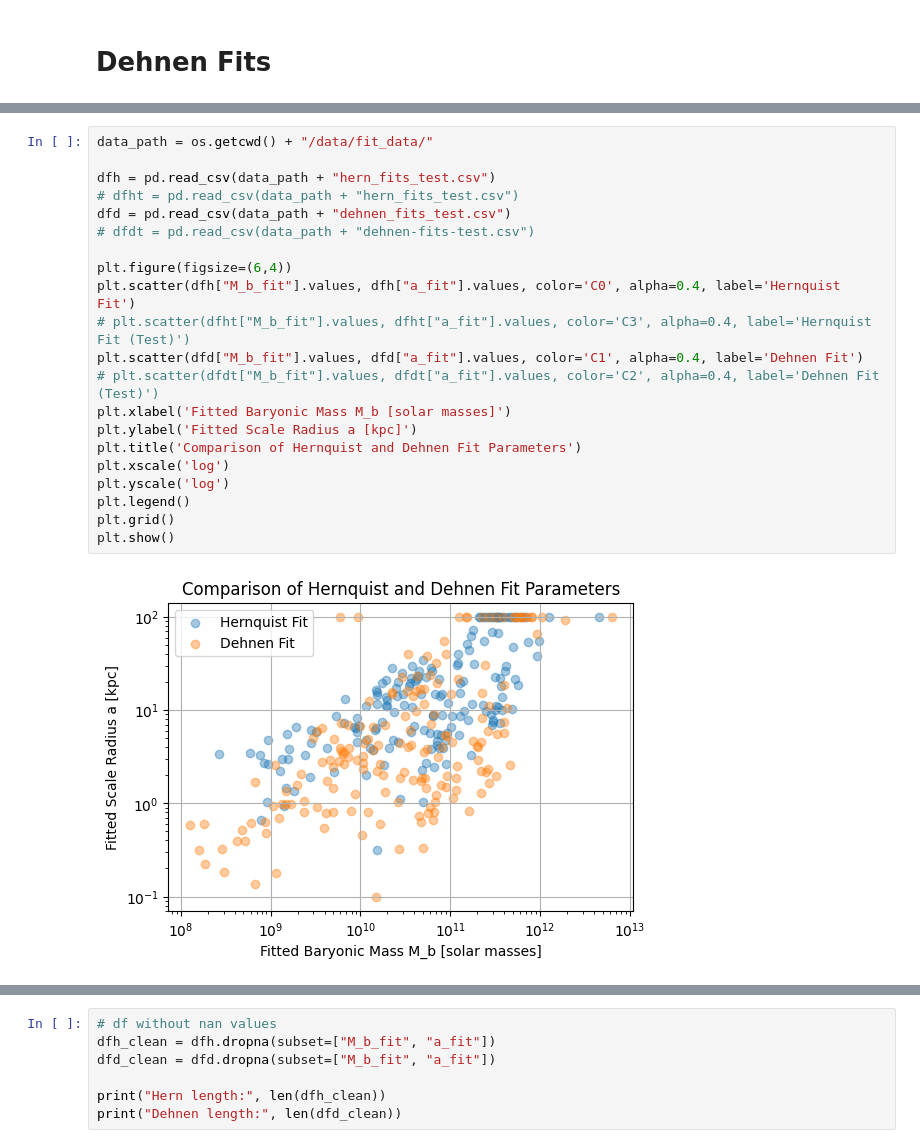
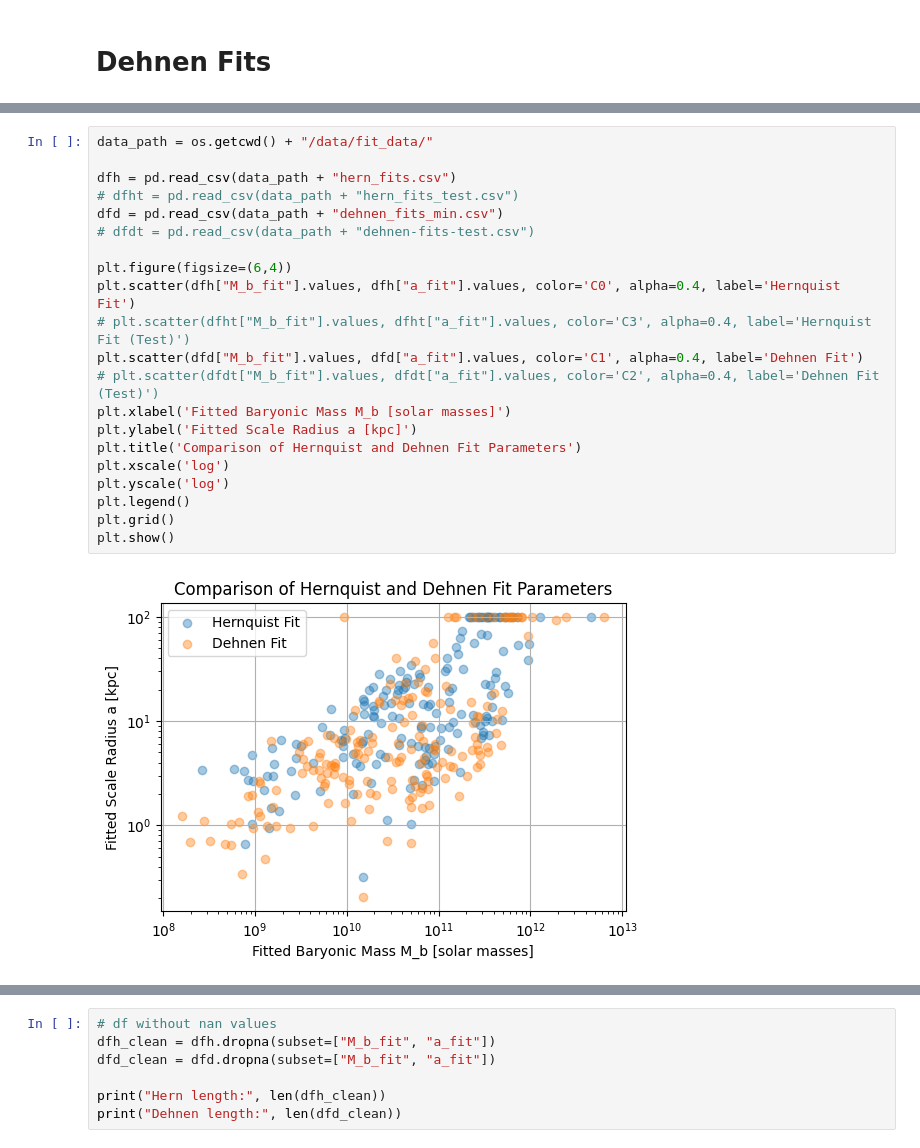
Before and after one commit to AdamSmithOrlik/sidm-rotation-curves-SPARC, a Jupyter notebook: baryon-fits.ipynb, the cells around one changed output, grey strips where cells are left out. Cells and saved outputs as stored; diff of their text form.

```diff
--- a/baryon-fits.ipynb
+++ b/baryon-fits.ipynb
@@ -740,26 +740,26 @@ Number of failed fits: 0
 # %%
 data_path = os.getcwd() + "/data/fit_data/"
 
-dfh = pd.read_csv(data_path + "hern_fits_test.csv")
+dfh = pd.read_csv(data_path + "hern_fits.csv")
 # dfht = pd.read_csv(data_path + "hern_fits_test.csv")
-dfd = pd.read_csv(data_path + "dehnen_fits_test.csv")
+dfd = pd.read_csv(data_path + "dehnen_fits_min.csv")
 # dfdt = pd.read_csv(data_path + "dehnen-fits-test.csv")
 
 plt.figure(figsize=(6,4))
 plt.scatter(dfh["M_b_fit"].values, dfh["a_fit"].values, color='C0', alpha=0.4, label='Hernquist Fit')
 # plt.scatter(dfht["M_b_fit"].values, dfht["a_fit"].values, color='C3', alpha=0.4, label='Hernquist Fit (Test)')
 plt.scatter(dfd["M_b_fit"].values, dfd["a_fit"].values, color='C1', alpha=0.4, label='Dehnen Fit')
 # plt.scatter(dfdt["M_b_fit"].values, dfdt["a_fit"].values, color='C2', alpha=0.4, label='Dehnen Fit (Test)')
 plt.xlabel('Fitted Baryonic Mass M_b [solar masses]')
 plt.ylabel('Fitted Scale Radius a [kpc]')
 plt.title('Comparison of Hernquist and Dehnen Fit Parameters')
 plt.xscale('log')
 plt.yscale('log')
 plt.legend()
 plt.grid()
 plt.show()
 # %% [output]
-[figure, old version]
+[figure, new version]
 # %%
 plt.figure(figsize=(6,4))
 plt.scatter(dfh["M_b_fit_bulge"].values, dfh["a_fit_bulge"].values, color='C0', alpha=0.6, label='Hernquist Fit')
```
Also changed, not shown: parts of 30 cells of this notebook, 8 other files.
